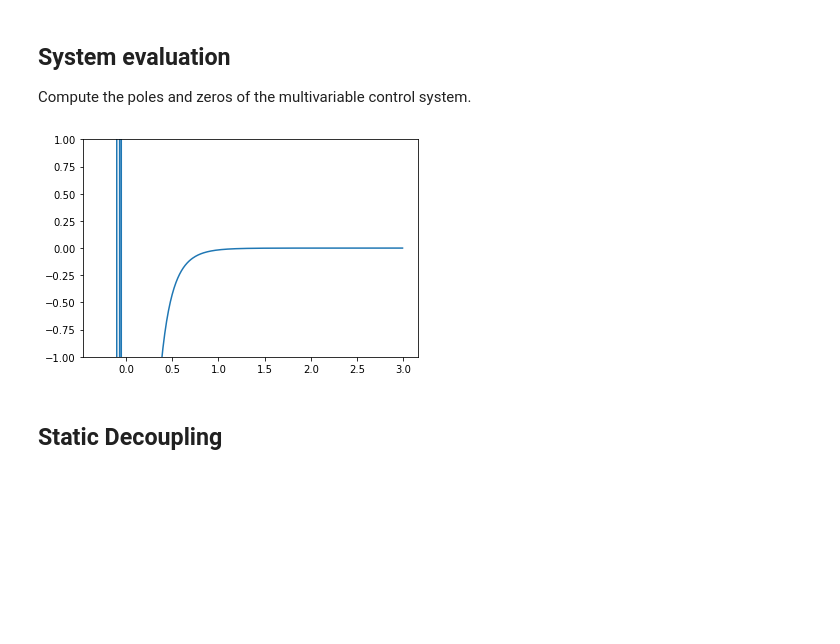
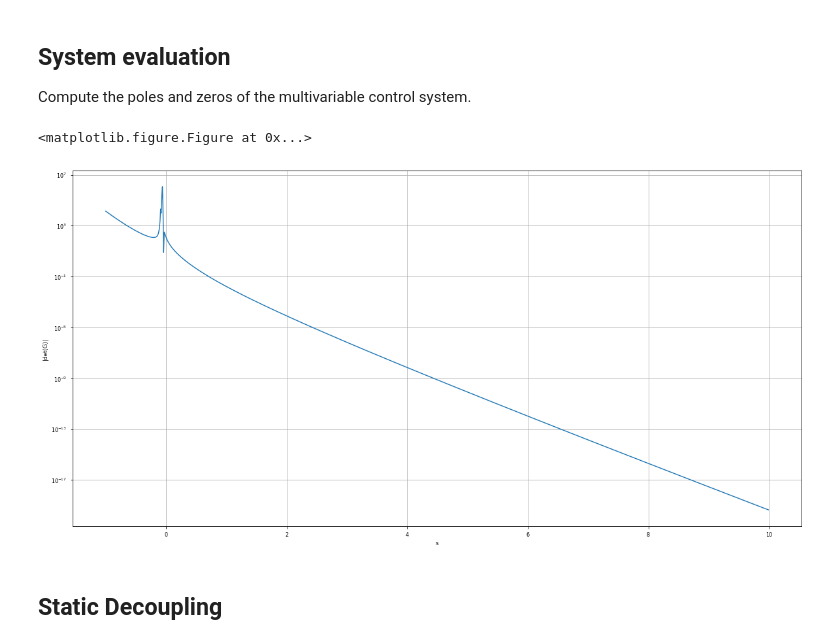
Before and after one commit to AlCap23/IfT_Decoupling, a Jupyter notebook: Python/WoodBerry.ipynb, the cells around one changed output. Saved outputs shown, nothing was run; the diff lists cells and outputs as text; code cells hidden in the pictures; blank space fills up the shorter version.

Commit message:
Updated Python
Updated the paperfunctions and added a time shift for simulation;
Updated graphics in Woodberry;

```diff
--- a/Python/WoodBerry.ipynb
+++ b/Python/WoodBerry.ipynb
@@ -9,7 +9,9 @@ import matplotlib.pyplot as plt
 import pandas as pd
 import control as cn
 import paperfunction as pf
-#import modelicares as mres
+
+# Set Plot Style
+plt.style.use('seaborn-paper')
 # %% [markdown]
 ## System evaluation
 
@@ -17,14 +19,21 @@ Compute the poles and zeros of the multivariable control system.
 # %%
 # Get the determinant
 detG = lambda s : 12.8/(16.7*s+1.)*np.exp(-1.*s) * -19.4/(14.4*s+1)*np.exp(-3.0*s) + 6.6 / (10.9 * s + 1.) * np.exp(-7.*s) * 18.9 / (21.0 *s + 1.)* np.exp(-3.0*s)
 
 # Make an array for s
-s = np.arange(-.3, 3, 0.01)
-plt.plot(s, detG(s))
-plt.ylim([-1,1])
+s = np.arange(-1., 10, 0.01)
+
+# Make a figure
+plt.clf()
+fig, ax = plt.subplots(figsize=(20, 10))
+ax.semilogy(s, np.abs(detG(s)))
+ax.grid(True)
+ax.set_xlabel('s')
+ax.set_ylabel('|det(G)|')
 plt.show()
 # %% [output]
+<matplotlib.figure.Figure at 0x...>
-[figure, old version]
+[figure, new version]
 # %% [markdown]
 ## Static Decoupling
 # %% [markdown]
```
Also changed, not shown: parts of 8 cells of this notebook, 3 other files.
